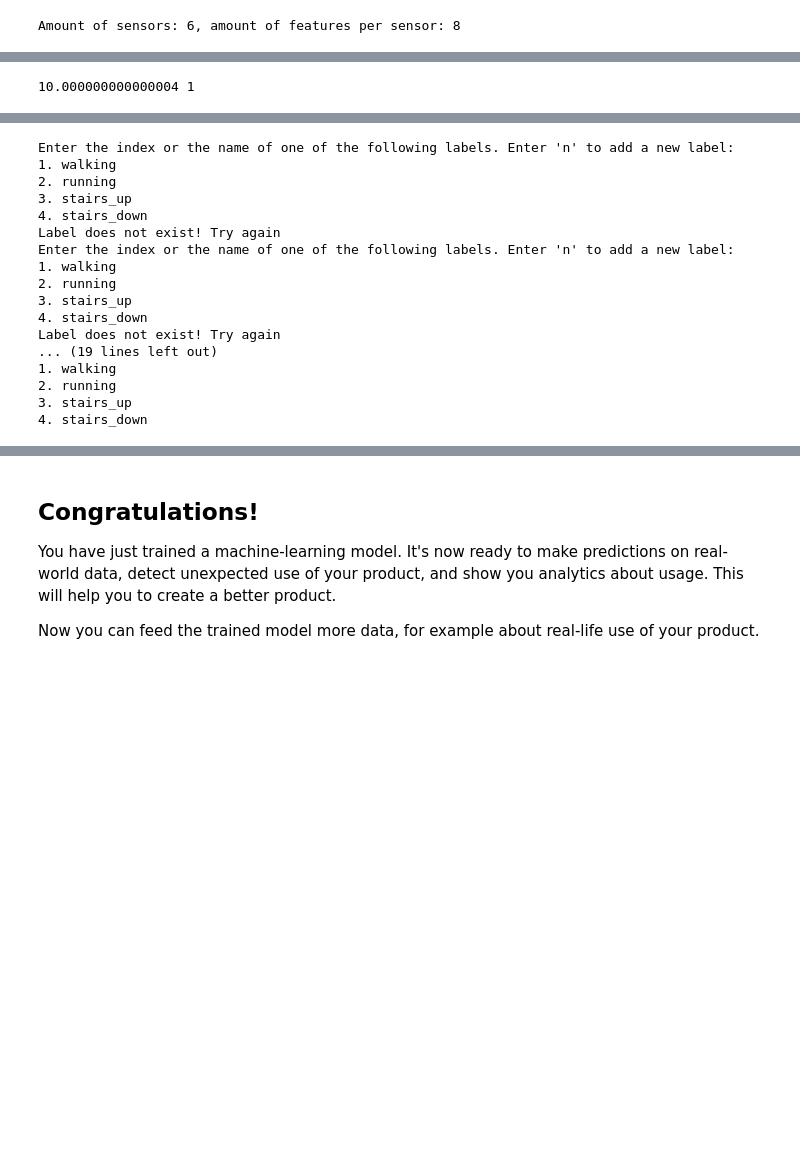
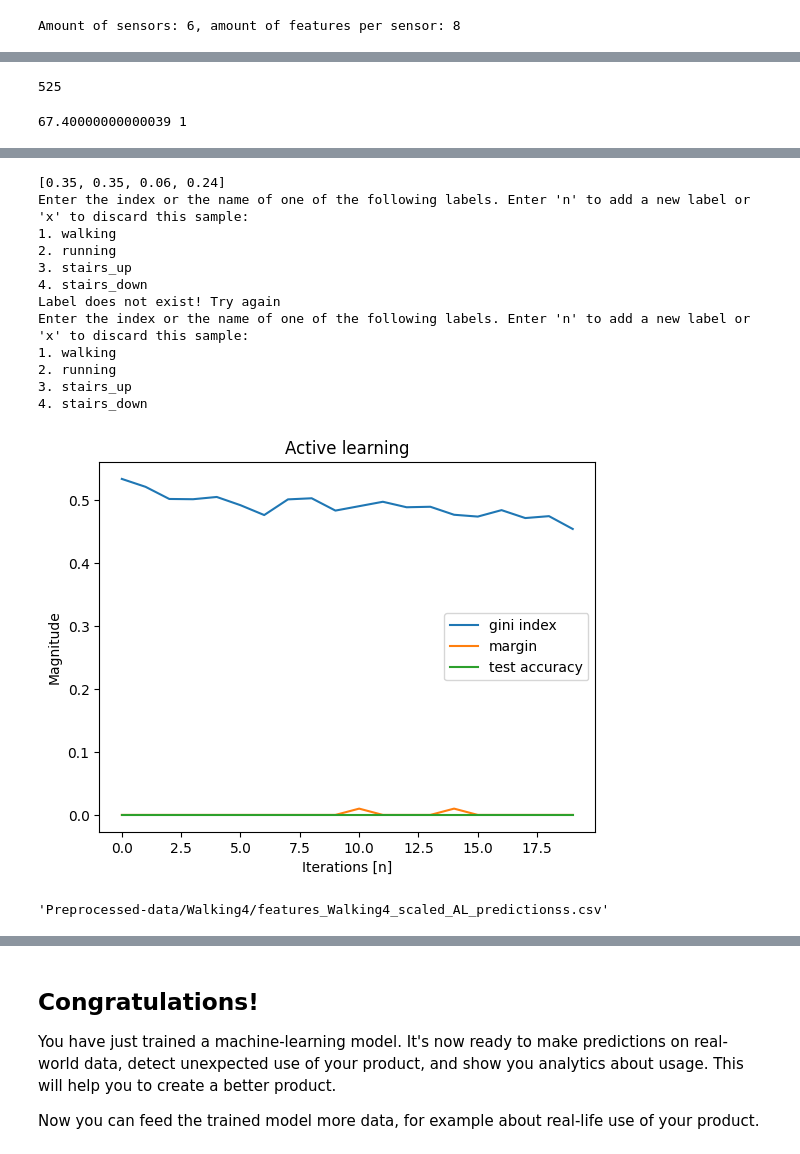
Before and after one commit to iantmn/Capstone-AI-IoT, a Jupyter notebook: Notebook.ipynb, the cells around one changed output, grey strips where cells are left out. Drawn from its saved outputs; the diff is of its cells as text; code cells hidden in the pictures; blank space fills up the shorter version.

```diff
--- a/Notebook.ipynb
+++ b/Notebook.ipynb
@@ -58,32 +75,31 @@ Next up is training the model. After entering your labels, run the cell and you
+# %%
+print(amount_of_samples(f'Preprocessed-data/{Activity}/processed_data_files.txt'))
+# %% [output]
+525
 # %%
 labels = ['walking', 'running', 'stairs_up', 'stairs_down']
-# vid = VideoLabeler(labels)
-# vid.labeling
 
 AL = ActiveLearning(fr'Preprocessed-data/{Activity}/features_{Activity}_scaled.csv', Activity, labels, 1)
-AL.training(5)
+AL.training(20)
 AL.plotting()
 AL.write_to_file()
 # %% [output]
-10.000000000000004 1
+67.40000000000039 1
 [interactive output not drawn]
-Enter the index or the name of one of the following labels. Enter 'n' to add a new label:
+[0.35, 0.35, 0.06, 0.24]
+Enter the index or the name of one of the following labels. Enter 'n' to add a new label or 'x' to discard this sample:
 1. walking
 2. running
 3. stairs_up
 4. stairs_down
 Label does not exist! Try again
-Enter the index or the name of one of the following labels. Enter 'n' to add a new label:
+Enter the index or the name of one of the following labels. Enter 'n' to add a new label or 'x' to discard this sample:
 1. walking
 2. running
 3. stairs_up
 4. stairs_down
-Label does not exist! Try again
-... (19 lines left out)
-1. walking
-2. running
-3. stairs_up
-4. stairs_down
+[figure, added]
+'Preprocessed-data/Walking4/features_Walking4_scaled_AL_predictionss.csv'
 # %%
 AL.testing(10)
 # %% [output]
```
Also changed, not shown: parts of 10 cells of this notebook, 10 other files.
